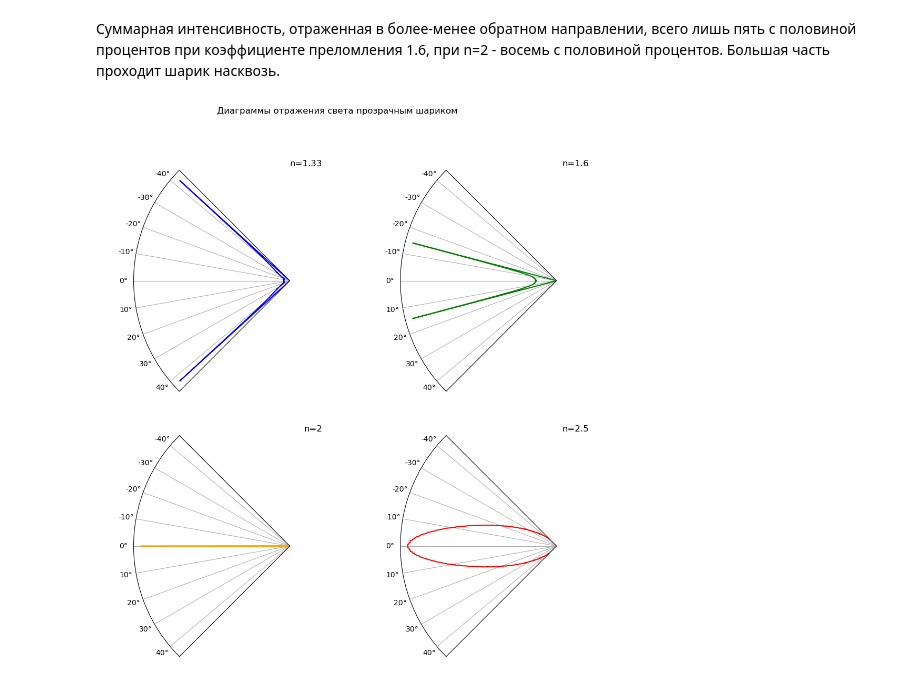
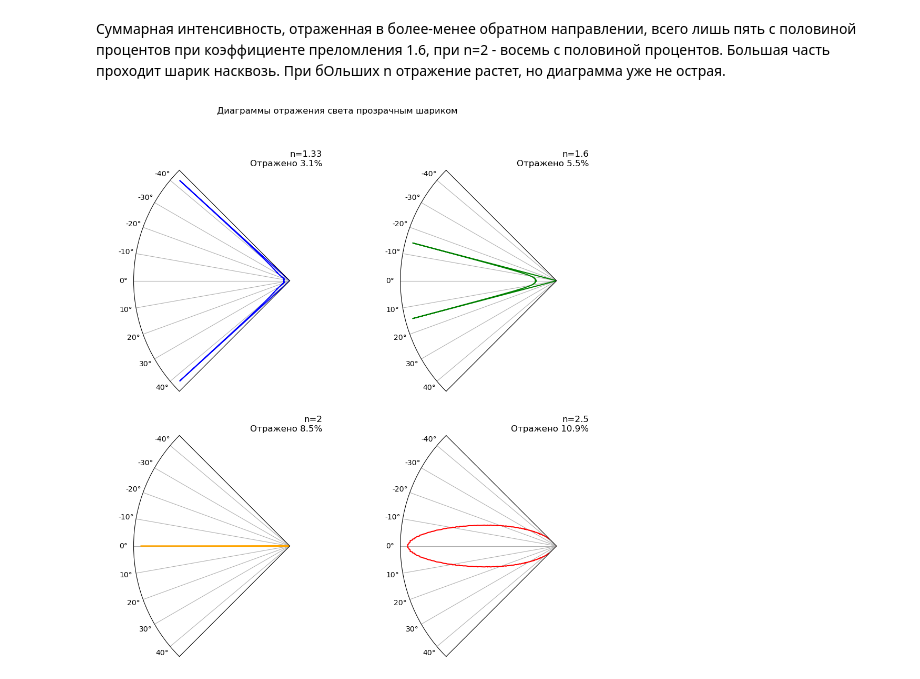
Before and after one commit to andreyrogojin/optic, a Jupyter notebook: scotchlite.ipynb, the cells around one changed output. Drawn from its saved outputs; the diff is of its cells as text; code cells hidden in the pictures.

Commit message:
добавил на диаграмму вывод процента отраженного света, добавил подписи на картинку со схемой расчета

```diff
--- a/scotchlite.ipynb
+++ b/scotchlite.ipynb
@@ -44,5 +44,6 @@ import numpy as np
 import matplotlib.pyplot as plt
 # %%
 N = 10000  # Сколько лучей будем обсчитывать
+I0 = 1000   # Начальная интенсивность падающего света
 
 r = np.linspace(0, 1, N + 1)
@@ -90,21 +50,63 @@ def compute_I_gamma(n1, n2):
+# %%
+
+def compute_I_gamma(n1, n2):
+
+    np.seterr(invalid='ignore')
+    def rho_s(alpha, beta):
+        return np.where(alpha == 0, ((n2 - n1)/(n2 + n1))**2,
+                        np.sin(alpha - beta)**2 / np.sin(alpha + beta)**2
+                       )
+
+    def rho_p(alpha, beta):
+        return np.where(alpha == 0, ((n2 - n1)/(n2 + n1))**2,
+                        np.tan(alpha - beta)**2 / np.tan(alpha + beta)**2
+                       )
+
+    I = I0/N    # начальная интенсивность каждого луча
+
+    alpha = np.arcsin(r)
+    beta = np.arcsin(r*n1/n2)
+    gamma = np.abs(2*(2*beta - alpha))
+
+    #Луч входит в шарик.  Нас интересует прошедший внутрь. Компоненты с разной поляризацией считаем отдельно.
+    Is = 1/2 * I * (1 - rho_s(alpha, beta))
+    Ip = 1/2 * I * (1 - rho_p(alpha, beta))
+
+    # Внутреннее отражение.  Интересует энергия _отраженного изнутри_ луча.
+    Is = Is * rho_s(alpha, beta)
+    Ip = Ip * rho_p(alpha, beta)
+
+    # Выход наружу.
+    Is = Is * (1 - rho_s(alpha, beta))
+    Ip = Ip * (1 - rho_p(alpha, beta))
+
+    # Сложили компоненты с разной поляризацией в окончательную интенсивность луча.
+    I = Is + Ip
+
+    # Смотрим каждый градус и суммируем интенсивности попавших в них лучей
+    angles = np.linspace(0, np.pi/2, 301)
+    I_gamma = [I[(gamma >= b)&(gamma < e)].sum() for b,e in zip(angles[:-1], angles[1:])]
+
+    return angles[:-1], I_gamma
 # %% [markdown]
-Суммарная интенсивность, отраженная в более-менее обратном направлении, всего лишь пять с половиной процентов при коэффициенте преломления 1.6, при n=2 - восемь с половиной процентов. Большая часть проходит шарик насквозь.
+Суммарная интенсивность, отраженная в более-менее обратном направлении, всего лишь пять с половиной процентов при коэффициенте преломления 1.6, при n=2 - восемь с половиной процентов. Большая часть проходит шарик насквозь. При бОльших n отражение растет, но диаграмма уже не острая.
 # %%
 fig, axs = plt.subplots(2, 2, figsize=(12, 12), subplot_kw=dict(projection='polar'))
 for ax in axs.ravel():
     ax.set_xlim=(-45, 45)
     ax.set_thetamin(-45)
     ax.set_thetamax(45)
     ax.set_theta_offset(np.pi)
     ax.yaxis.set_visible(False)
 
 colors = ('blue', 'green', 'orange', 'red')
 for i, n2 in enumerate((1.33, 1.6, 2, 2.5)):
     angles, I_gamma = compute_I_gamma(1, n2)
     ax = axs.ravel()[i]
     ax.plot(angles, I_gamma, color=colors[i])
     ax.plot(-angles, I_gamma, color=colors[i])
-    ax.set_title(f'n={n2}', loc='right')
+    p = sum(I_gamma)/I0*100
+    ax.set_title(f'n={n2}\nОтражено {p:.1f}%', loc='right')
 fig.suptitle("Диаграммы отражения света прозрачным шариком");
 # %% [output]
-[figure, old version]
+[figure, new version]
```
Also changed, not shown: parts of 1 cell of this notebook, 2 other files.
